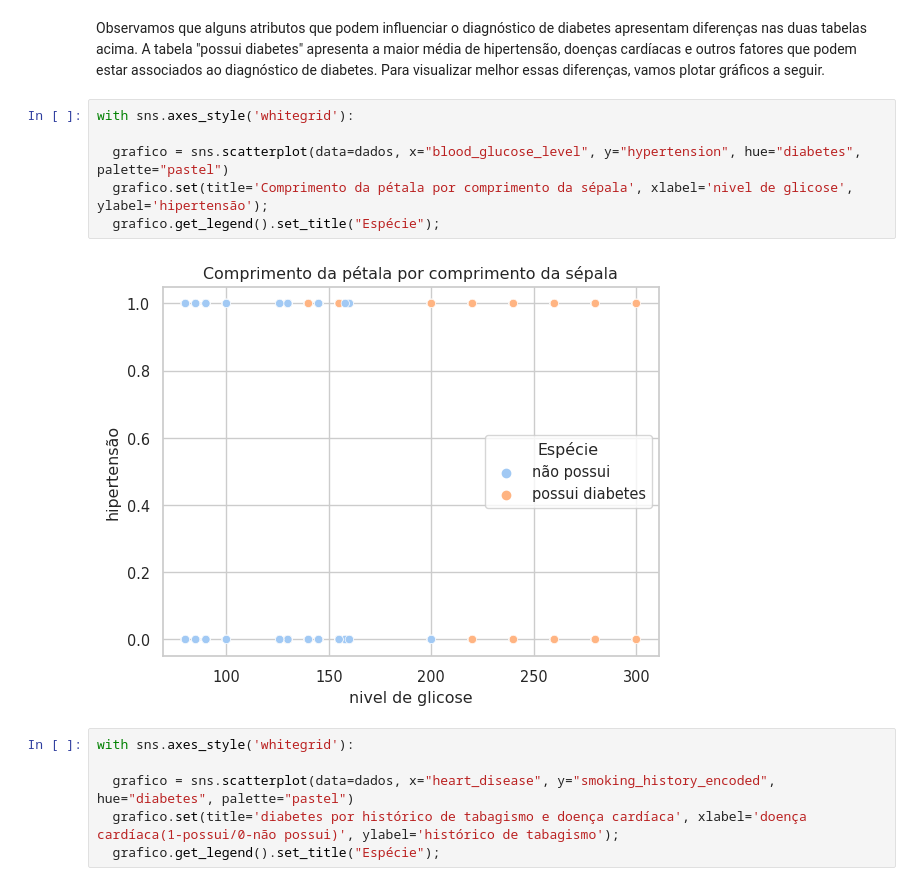
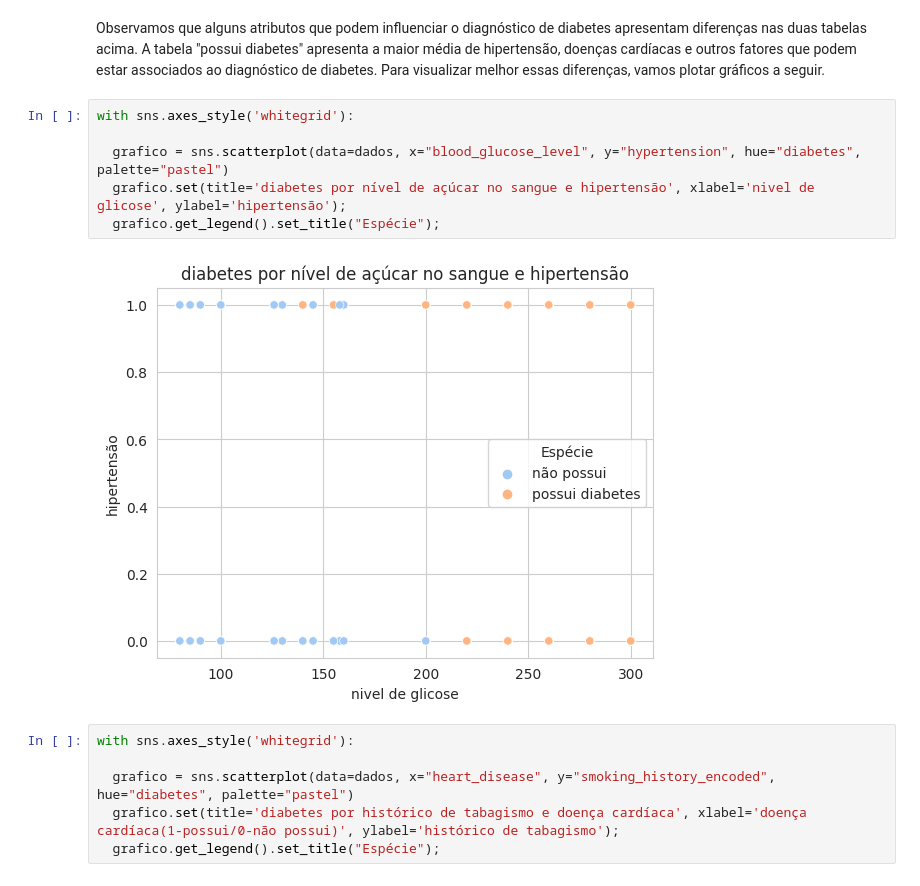
Before and after one commit to micaellimaj/Projeto-Analise-de-dados-Aprendizado-de-maquina, a Jupyter notebook: notebook/ProjetoAprendizadoDeMaquinaPrediçãoDeDiabetes_(1).ipynb, the cells around one changed output. Drawn from its saved outputs; the diff is of its cells as text.

```diff
--- a/notebook/PrediçãoDeDiabetes (1).ipynb
+++ b/notebook/ProjetoAprendizadoDeMaquinaPrediçãoDeDiabetes_(1).ipynb
@@ -696,11 +696,11 @@ Observamos que alguns atributos que podem influenciar o diagnóstico de diabetes
 # %%
 with sns.axes_style('whitegrid'):
 
   grafico = sns.scatterplot(data=dados, x="blood_glucose_level", y="hypertension", hue="diabetes", palette="pastel")
-  grafico.set(title='Comprimento da pétala por comprimento da sépala', xlabel='nivel de glicose', ylabel='hipertensão');
+  grafico.set(title='diabetes por nível de açúcar no sangue e hipertensão', xlabel='nivel de glicose', ylabel='hipertensão');
   grafico.get_legend().set_title("Espécie");
 # %% [output]
-[figure, old version]
+[figure, new version]
 # %%
 with sns.axes_style('whitegrid'):
 
```
Also changed, not shown: parts of 3 cells of this notebook.
